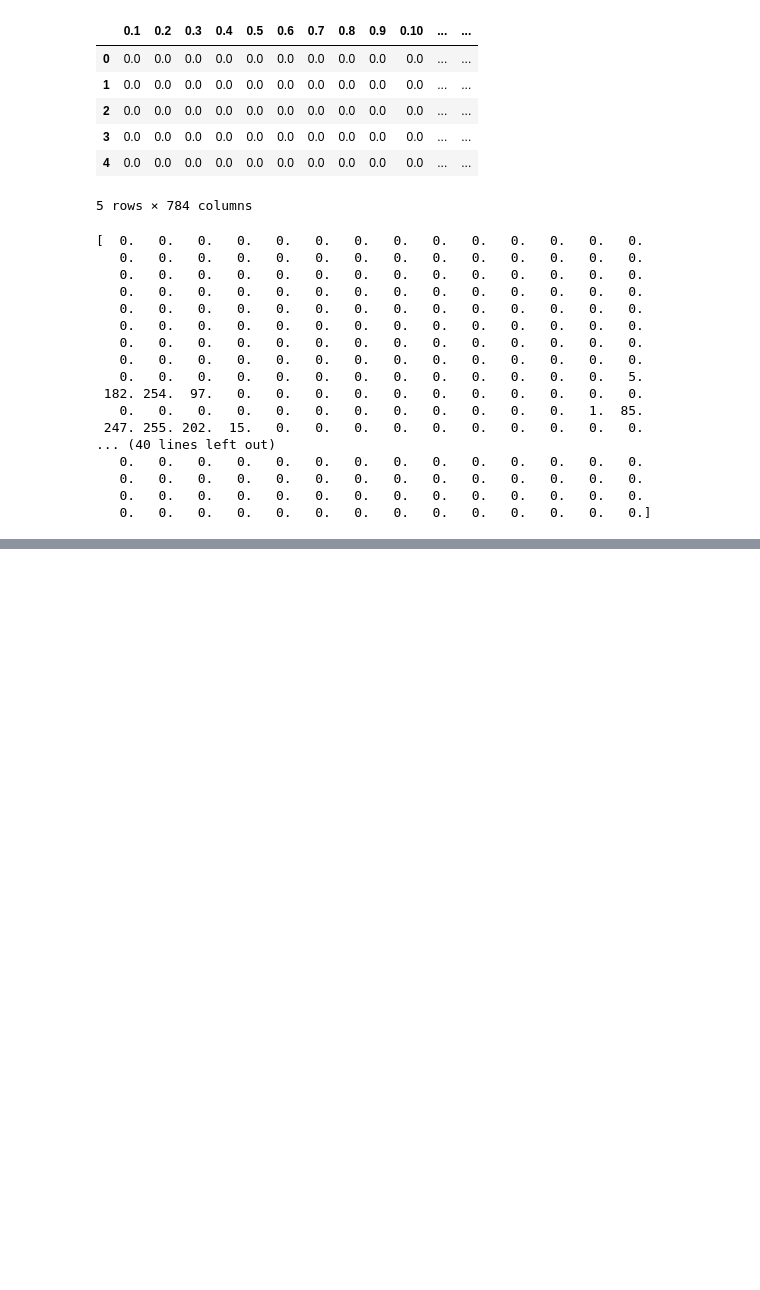
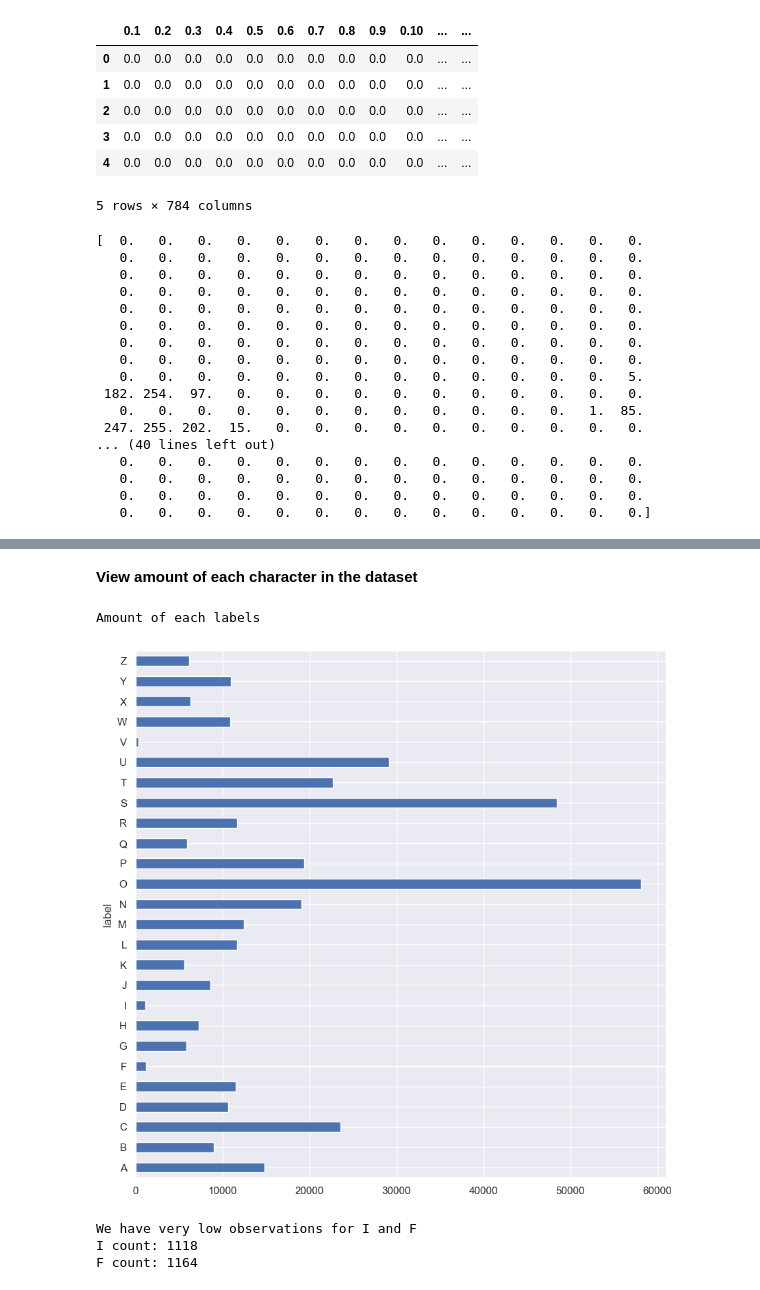
Before and after one commit to kyle-paul/final-project, a Jupyter notebook: CNN_model_for_hand_written_letters_classification.ipynb, the cells around one changed output, grey strips where cells are left out. Saved outputs shown, nothing was run; the diff lists cells and outputs as text; code cells hidden in the pictures; blank space fills up the shorter version.

```diff
--- a/CNN_model_for_hand_written_letters_classification.ipynb
+++ b/CNN_model_for_hand_written_letters_classification.ipynb
@@ -127,0 +130,23 @@ plt.show()
+# %% [markdown]
+**View amount of each character in the dataset**
+# %%
+print("Amount of each labels")
+
+# Change label to alphabets
+alphabets_mapper = {0:'A',1:'B',2:'C',3:'D',4:'E',5:'F',6:'G',7:'H',8:'I',9:'J',10:'K',11:'L',12:'M',13:'N',14:'O',15:'P',16:'Q',17:'R',18:'S',19:'T',20:'U',21:'V',22:'W',23:'X',24:'Y',25:'Z'}
+dataset_alphabets = dataset.copy()
+dataset['label'] = dataset['label'].map(alphabets_mapper)
+
+label_size = dataset.groupby('label').size()
+label_size.plot.barh(figsize=(10,10))
+plt.show()
+
+print("We have very low observations for I and F ")
+print("I count:", label_size['I'])
+print("F count:", label_size['F'])
+# %% [output]
+Amount of each labels
+[figure, added]
+We have very low observations for I and F
+I count: 1118
+F count: 1164
```
Also changed, not shown: parts of 1 cell of this notebook.
